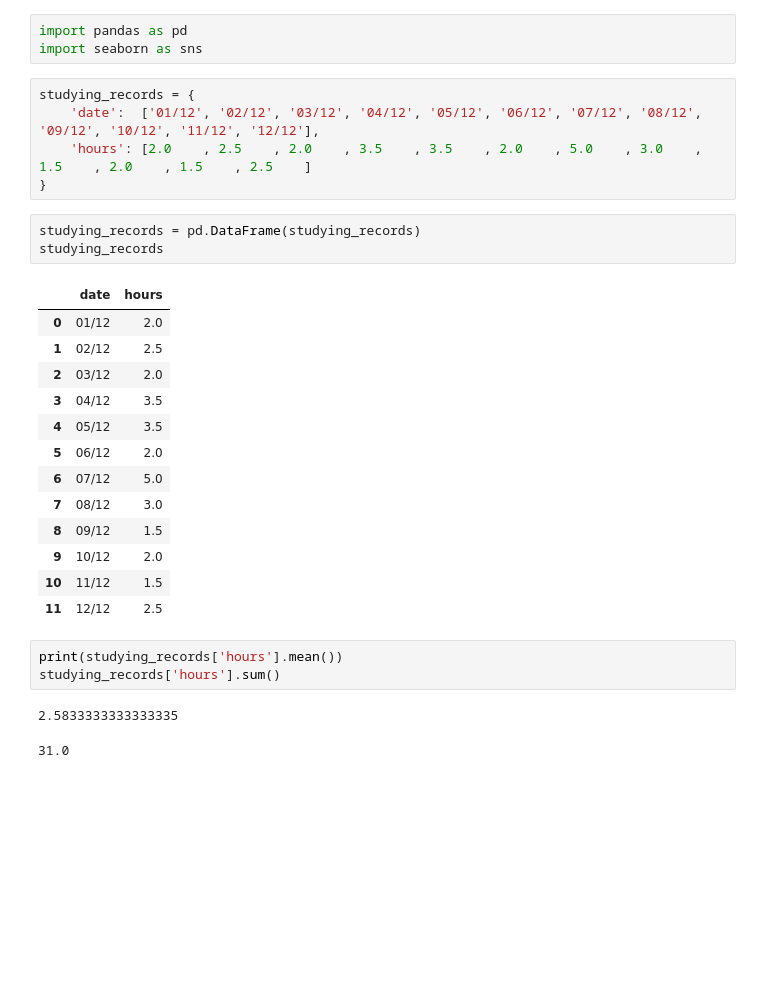
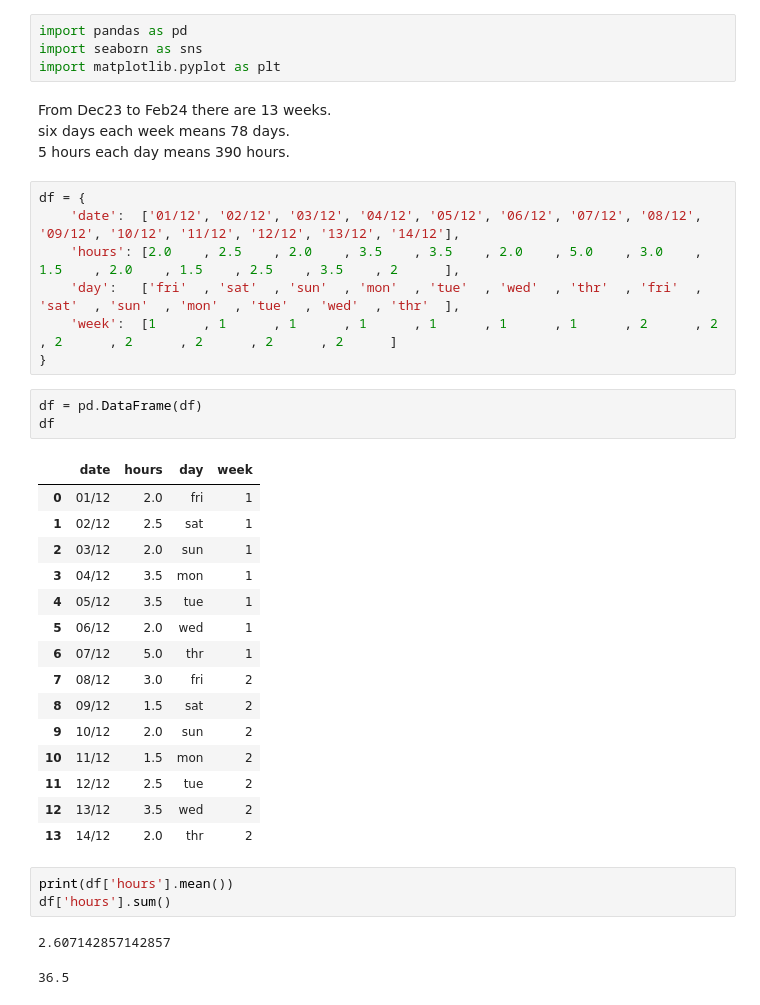
Before and after one commit to osama-gawish/KaggleNotebooks, a Jupyter notebook: studying-records.ipynb, the cells around one changed output. Saved outputs shown, nothing was run; the diff lists cells and outputs as text; blank space fills up the shorter version.

```diff
--- a/studying-records.ipynb
+++ b/studying-records.ipynb
@@ -1,31 +1,40 @@
 # %%
 import pandas as pd
 import seaborn as sns
+import matplotlib.pyplot as plt
+# %% [markdown]
+From Dec23 to Feb24 there are 13 weeks.
+six days each week means 78 days.
+5 hours each day means 390 hours.
 # %%
-studying_records = {
-    'date':  ['01/12', '02/12', '03/12', '04/12', '05/12', '06/12', '07/12', '08/12', '09/12', '10/12', '11/12', '12/12'],
-    'hours': [2.0    , 2.5    , 2.0    , 3.5    , 3.5    , 2.0    , 5.0    , 3.0    , 1.5    , 2.0    , 1.5    , 2.5    ]
+df = {
+    'date':  ['01/12', '02/12', '03/12', '04/12', '05/12', '06/12', '07/12', '08/12', '09/12', '10/12', '11/12', '12/12', '13/12', '14/12'],
+    'hours': [2.0    , 2.5    , 2.0    , 3.5    , 3.5    , 2.0    , 5.0    , 3.0    , 1.5    , 2.0    , 1.5    , 2.5    , 3.5    , 2      ],
+    'day':   ['fri'  , 'sat'  , 'sun'  , 'mon'  , 'tue'  , 'wed'  , 'thr'  , 'fri'  , 'sat'  , 'sun'  , 'mon'  , 'tue'  , 'wed'  , 'thr'  ],
+    'week':  [1      , 1      , 1      , 1      , 1      , 1      , 1      , 2      , 2      , 2      , 2      , 2      , 2      , 2      ]
 }
-# %%
-studying_records = pd.DataFrame(studying_records)
-studying_records
-# %% [output]
-|  | date | hours |
-| 0 | 01/12 | 2.0 |
-| 1 | 02/12 | 2.5 |
-| 2 | 03/12 | 2.0 |
-| 3 | 04/12 | 3.5 |
-| 4 | 05/12 | 3.5 |
-| 5 | 06/12 | 2.0 |
-| 6 | 07/12 | 5.0 |
-| 7 | 08/12 | 3.0 |
-| 8 | 09/12 | 1.5 |
-| 9 | 10/12 | 2.0 |
-| 10 | 11/12 | 1.5 |
-| 11 | 12/12 | 2.5 |
+# %%
+df = pd.DataFrame(df)
+df
+# %% [output]
+|  | date | hours | day | week |
+| 0 | 01/12 | 2.0 | fri | 1 |
+| 1 | 02/12 | 2.5 | sat | 1 |
+| 2 | 03/12 | 2.0 | sun | 1 |
+| 3 | 04/12 | 3.5 | mon | 1 |
+| 4 | 05/12 | 3.5 | tue | 1 |
+| 5 | 06/12 | 2.0 | wed | 1 |
+| 6 | 07/12 | 5.0 | thr | 1 |
+| 7 | 08/12 | 3.0 | fri | 2 |
+| 8 | 09/12 | 1.5 | sat | 2 |
+| 9 | 10/12 | 2.0 | sun | 2 |
+| 10 | 11/12 | 1.5 | mon | 2 |
+| 11 | 12/12 | 2.5 | tue | 2 |
+| 12 | 13/12 | 3.5 | wed | 2 |
+| 13 | 14/12 | 2.0 | thr | 2 |
 # %%
-print(studying_records['hours'].mean())
-studying_records['hours'].sum()
+print(df['hours'].mean())
+df['hours'].sum()
 # %% [output]
-2.5833333333333335
+2.607142857142857
-31.0
+36.5
```
Also changed, not shown: parts of 4 cells of this notebook.
